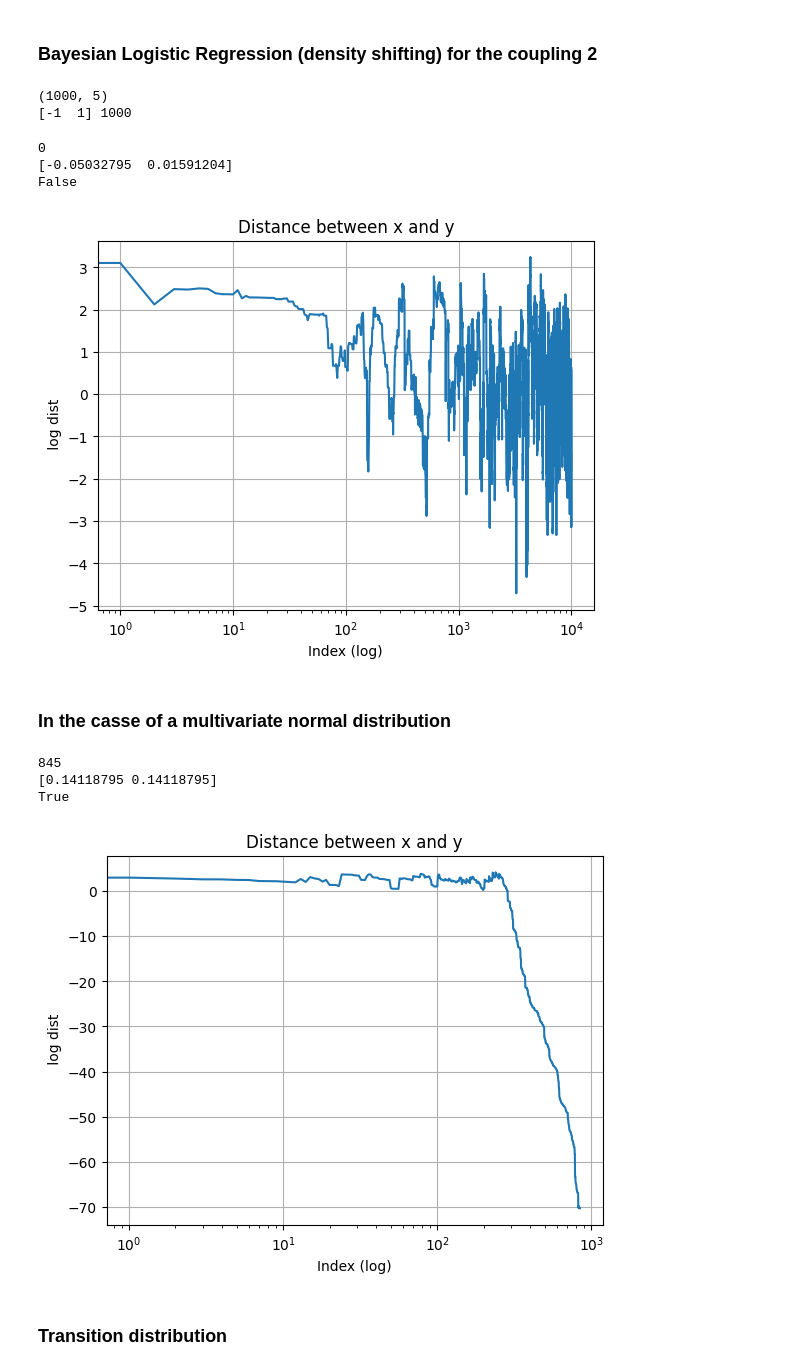
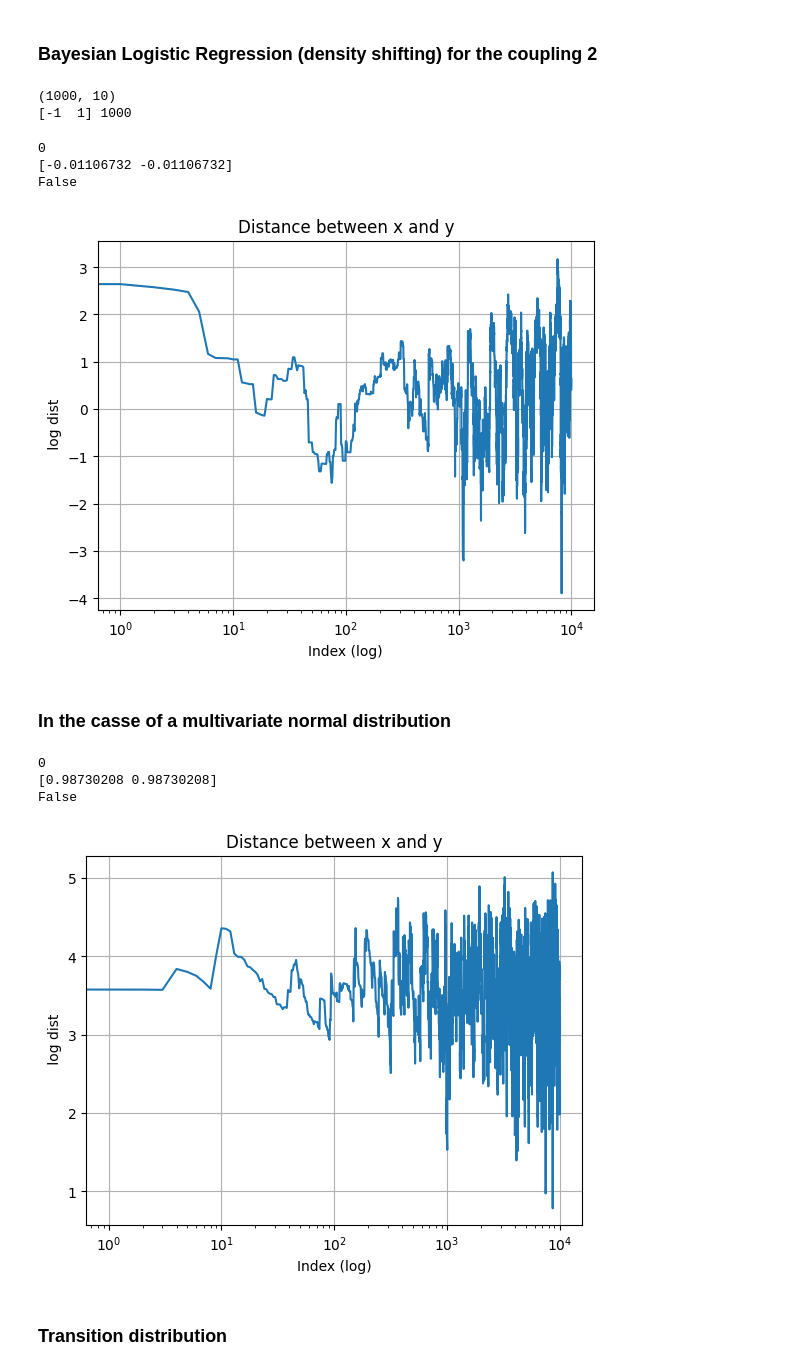
Before and after one commit to MohamedKeteb/Coupling_ESS, a Jupyter notebook: simu_ESS.ipynb, the cells around one changed output. Cells and saved outputs as stored; diff of their text form; code cells hidden in the pictures.

```diff
--- a/simu_ESS.ipynb
+++ b/simu_ESS.ipynb
@@ -331,7 +333,7 @@ print(np.cos(list_theta2[56]))
 # %% [markdown]
 ### Bayesian Logistic Regression (density shifting) for the coupling 2
 # %%
-X, Y = make_classification(n_samples=1000, n_features=5, n_classes=2, random_state=0)
+X, Y = make_classification(n_samples=1000, n_features=10, n_classes=2, random_state=0)
 Y = 2 * Y - 1  # transforme les labels 0,1 en -1,1
 
 print(X.shape)  # (1000, 20)
@@ -341,7 +343,7 @@ def log_likelihood_blr(x, X, Y, e):
     z = Y * (X @ x)
     return -np.sum(np.log1p(np.exp(-z)))- (e/2) * np.sum(x**2) # log(1 + exp(-z))
 # %% [output]
-(1000, 5)
+(1000, 10)
 [-1  1] 1000
 # %%
 def coupled_transition2_blr(x, y, X, Y, e):
@@ -437,9 +439,9 @@ plt.grid()
 plt.show()
 # %% [output]
 0
-[-0.05032795  0.01591204]
+[-0.01106732 -0.01106732]
 False
-[figure, old version]
+[figure, new version]
 # %% [markdown]
 ### In the casse of a multivariate normal distribution
 # %%
@@ -512,11 +514,11 @@ def coupled_ess2_g(x_init, y_init, m, v, C, N):
     return samples, list_theta2
 # %%
 if __name__ == "__main__":
-    d = 10
+    d = 20
     m = np.ones(d)
     v = 2*np.eye(d)
     x_init, y_init = np.random.randn(2, d)
-    N = 100000
+    N = 10000
     C = 7*np.eye(d)
 
     samples, list_theta_g = coupled_ess2_g(x_init, y_init, m, v, C, N)
@@ -531,22 +533,22 @@ if __name__ == "__main__":
 # %%
 print(meet_g)
 
 print(np.cos(list_theta_g[meet_g-1]))
 print(np.all(x_sample_g[meet_g] == y_sample_g[meet_g]))
 
 
-plt.plot(np.log(np.sum((x_sample_g - y_sample_g)**2, axis=1)))
+plt.plot(np.log(np.sum(((x_sample_g - y_sample_g)[:])**2, axis=1)))
 plt.xscale('log')  # Mettre l'axe Y en échelle logarithmique
 plt.title("Distance between x and y")
 plt.xlabel("Index (log)")
 plt.ylabel(" log dist")
 plt.grid()
 plt.show()
 # %% [output]
-845
-[0.14118795 0.14118795]
-True
+0
+[0.98730208 0.98730208]
+False
-[figure, old version]
+[figure, new version]
 # %% [markdown]
 ### Transition distribution
 # %%
```
Also changed, not shown: parts of 12 cells of this notebook.
